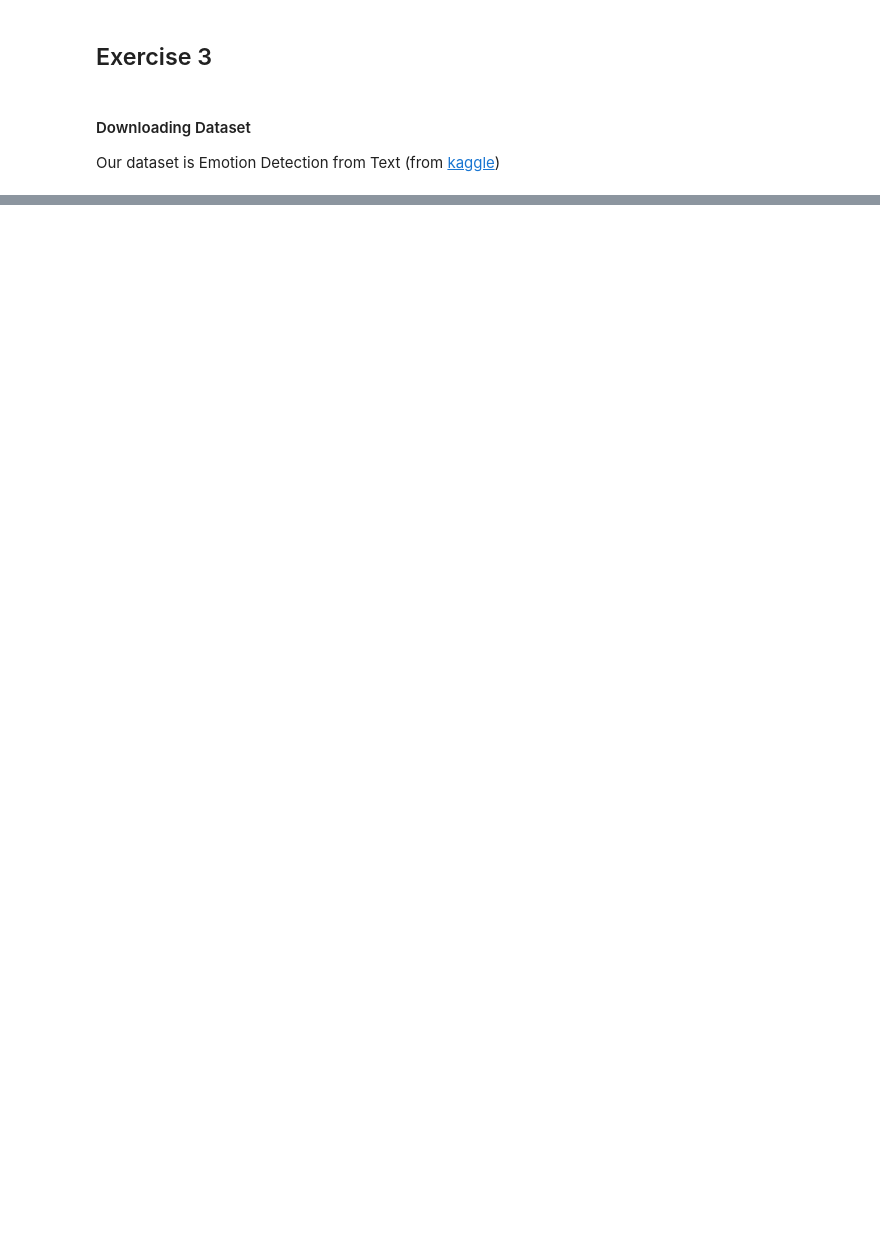
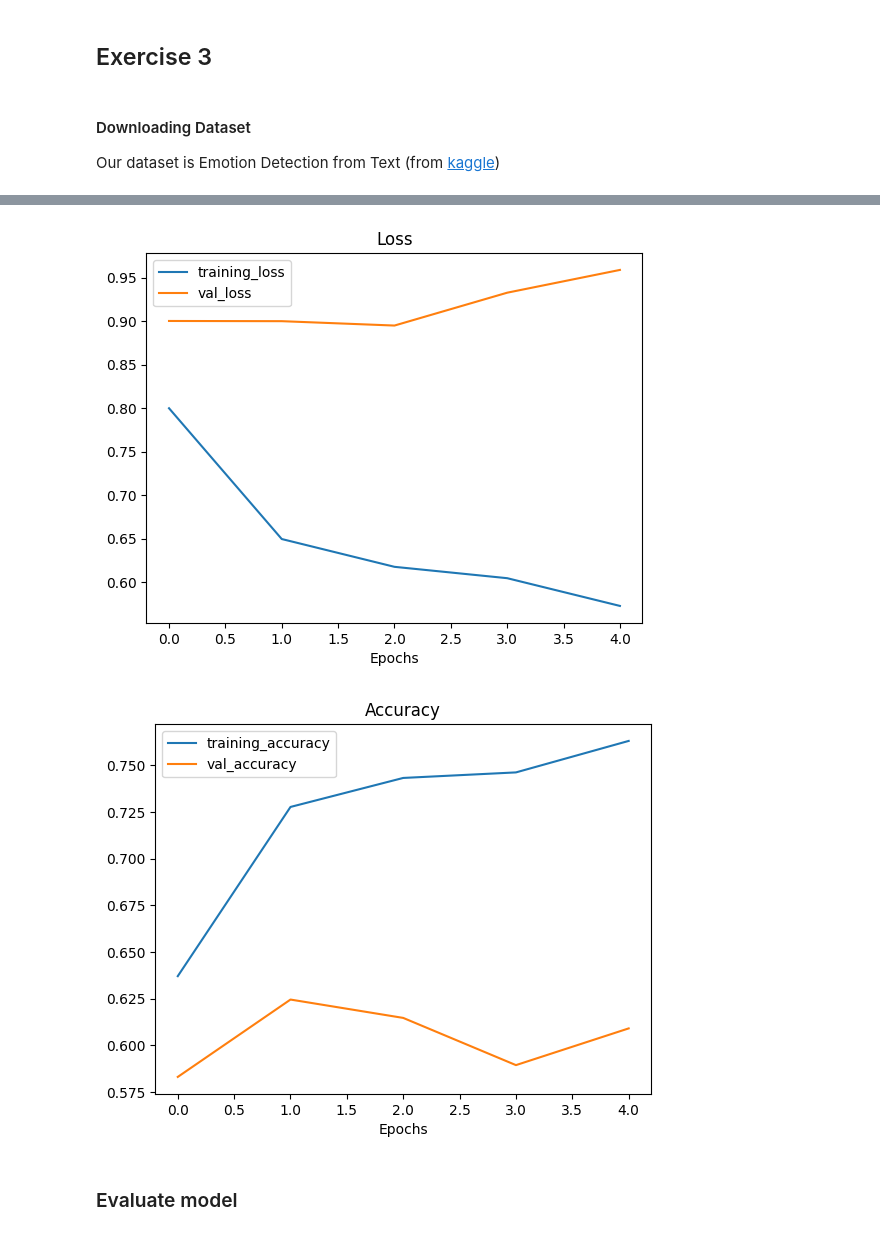
Before and after one commit to lytmercy/data_analysis_labs, a Jupyter notebook: lab_3.ipynb, the cells around one changed output, grey strips where cells are left out. Saved outputs shown, nothing was run; the diff lists cells and outputs as text; code cells hidden in the pictures; blank space fills up the shorter version.

```diff
--- a/lab_3.ipynb
+++ b/lab_3.ipynb
@@ -741,0 +991,19 @@ Our dataset is Emotion Detection from Text (from [kaggle](https://www.kaggle.com
+# %%
+# Create an Embedding layer for our model
+embedding_layer = Embedding(input_dim=max_vocab_length,
+                            output_dim=100,
+                            embeddings_initializer="uniform",
+                            input_length=max_seq_length,
+                            name="rnn_embedding")
+# %%
+# Build our model with our layers
+inputs = Input(shape=(1,), dtype="string")
+x = text_vectorizer(inputs)
+x = embedding_layer(x)
+x = SpatialDropout1D(0.2)(x)
+x = LSTM(75, dropout=0.3, recurrent_dropout=0.3)(x)
+x = BatchNormalization()(x)
+x = Dense(16, activation="relu")(x)
+x = BatchNormalization()(x)
+# x = Dropout(0.75)(x)
+outputs = Dense(num_classes, activation="softmax")(x)
@@ -741,0 +1012,3 @@ Our dataset is Emotion Detection from Text (from [kaggle](https://www.kaggle.com
+# %%
+# Define model object
+birnn_model = Model(inputs, outputs, name="rnn_model_LSTM")
@@ -741,0 +1041,6 @@ Our dataset is Emotion Detection from Text (from [kaggle](https://www.kaggle.com
+# %%
+# Fit model with train and test data
+birnn_model_history = birnn_model.fit(X_train,
+                                     y_train,
+                                     epochs=5,
+                                     validation_data=(X_test, y_test))
@@ -741,0 +1058,7 @@ Our dataset is Emotion Detection from Text (from [kaggle](https://www.kaggle.com
+# %%
+plot_loss_curves(birnn_model_history)
+# %% [output]
+[figure, added]
+[figure, added]
+# %% [markdown]
+### Evaluate model
```
Also changed, not shown: parts of 69 cells of this notebook.
